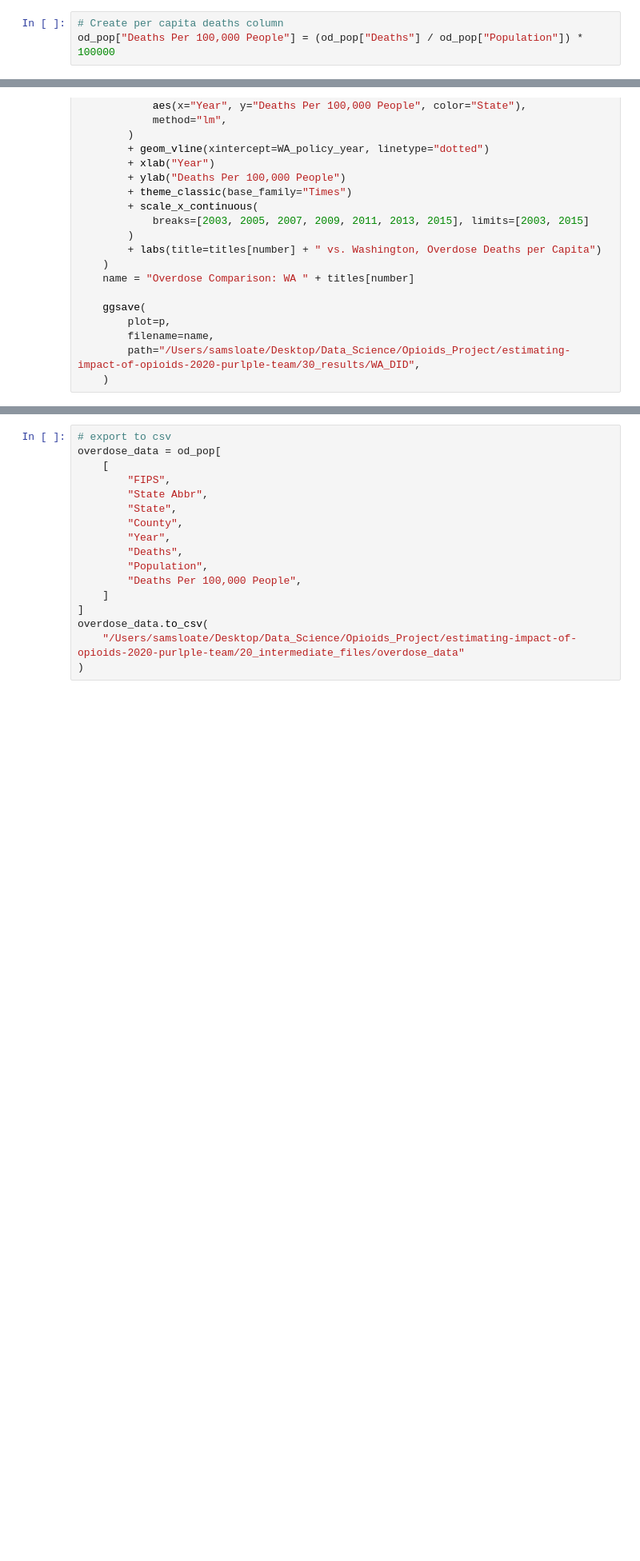
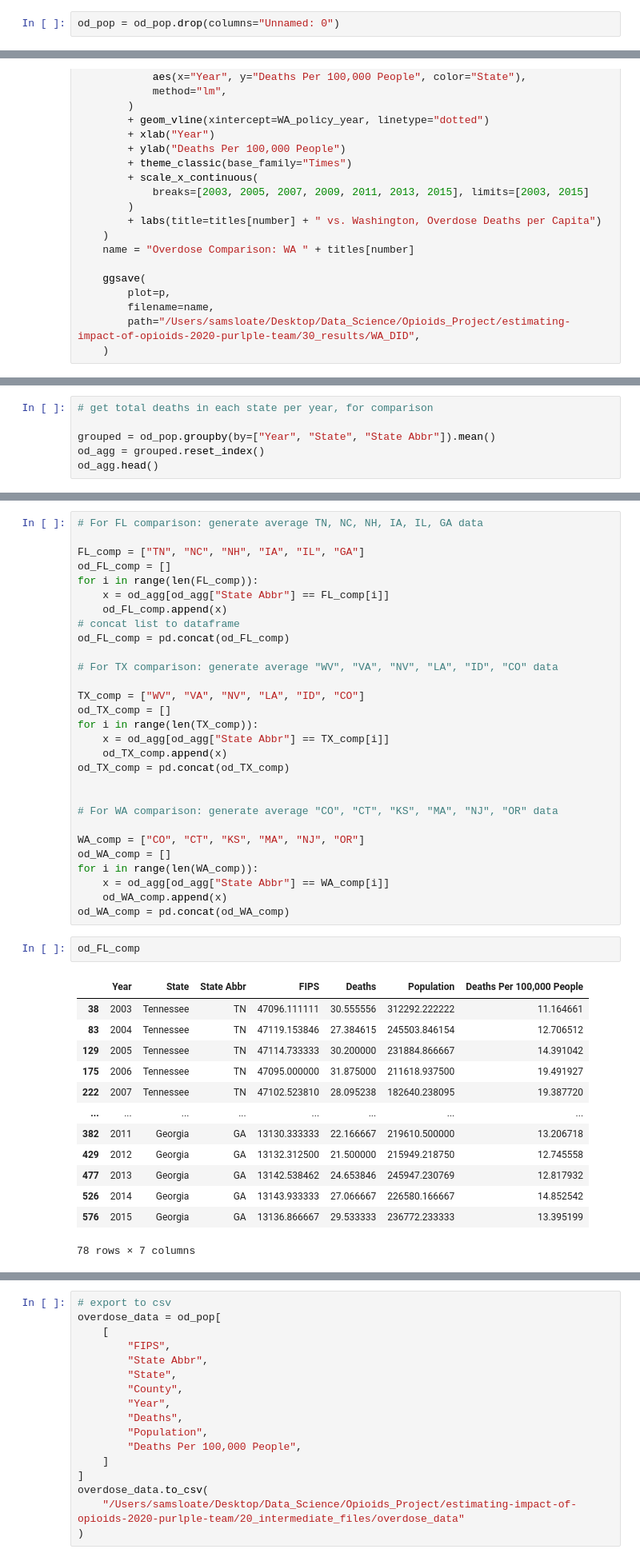
Before and after one commit to TommyTseng1129/Impact-Estimation-of-Opioid-Control-Policies, a Jupyter notebook: 10_code/od_deaths_graphing_code.ipynb, the cells around one changed output, grey strips where cells are left out. Shown at 80% size. Drawn from its saved outputs; the diff is of its cells as text; blank space fills up the shorter version.

```diff
--- a/10_code/od_deaths_graphing_code.ipynb
+++ b/10_code/od_deaths_graphing_code.ipynb
@@ -86,6 +11,5 @@ od_pop.sample(25)
-# %%
-# Create per capita deaths column
-od_pop["Deaths Per 100,000 People"] = (od_pop["Deaths"] / od_pop["Population"]) * 100000
+# %%
+od_pop = od_pop.drop(columns="Unnamed: 0")
 # %%
 # create TX, FL, and WA datasets
 
@@ -410,3 +327,9 @@ Washington: Colorado, Connecticut, Kansas, Massachusetts, New Jersey, Oregon
 Texas: WV, VA, NV, LA, ID, CO
 
 FL: TN, NC, NH, IA, IL, GA
+# %%
+# get total deaths in each state per year, for comparison
+
+grouped = od_pop.groupby(by=["Year", "State", "State Abbr"]).mean()
+od_agg = grouped.reset_index()
+od_agg.head()
@@ -412,0 +343,45 @@ FL: TN, NC, NH, IA, IL, GA
+# %%
+# For FL comparison: generate average TN, NC, NH, IA, IL, GA data
+
+FL_comp = ["TN", "NC", "NH", "IA", "IL", "GA"]
+od_FL_comp = []
+for i in range(len(FL_comp)):
+    x = od_agg[od_agg["State Abbr"] == FL_comp[i]]
+    od_FL_comp.append(x)
+# concat list to dataframe
+od_FL_comp = pd.concat(od_FL_comp)
+
+# For TX comparison: generate average "WV", "VA", "NV", "LA", "ID", "CO" data
+
+TX_comp = ["WV", "VA", "NV", "LA", "ID", "CO"]
+od_TX_comp = []
+for i in range(len(TX_comp)):
+    x = od_agg[od_agg["State Abbr"] == TX_comp[i]]
+    od_TX_comp.append(x)
+od_TX_comp = pd.concat(od_TX_comp)
+
+
+# For WA comparison: generate average "CO", "CT", "KS", "MA", "NJ", "OR" data
+
+WA_comp = ["CO", "CT", "KS", "MA", "NJ", "OR"]
+od_WA_comp = []
+for i in range(len(WA_comp)):
+    x = od_agg[od_agg["State Abbr"] == WA_comp[i]]
+    od_WA_comp.append(x)
+od_WA_comp = pd.concat(od_WA_comp)
+# %%
+od_FL_comp
+# %% [output]
+|  | Year | State | State Abbr | FIPS | Deaths | Population | Deaths Per 100,000 People |
+| 38 | 2003 | Tennessee | TN | 47096.111111 | 30.555556 | 312292.222222 | 11.164661 |
+| 83 | 2004 | Tennessee | TN | 47119.153846 | 27.384615 | 245503.846154 | 12.706512 |
+| 129 | 2005 | Tennessee | TN | 47114.733333 | 30.200000 | 231884.866667 | 14.391042 |
+| 175 | 2006 | Tennessee | TN | 47095.000000 | 31.875000 | 211618.937500 | 19.491927 |
+| 222 | 2007 | Tennessee | TN | 47102.523810 | 28.095238 | 182640.238095 | 19.387720 |
+| ... | ... | ... | ... | ... | ... | ... | ... |
+| 382 | 2011 | Georgia | GA | 13130.333333 | 22.166667 | 219610.500000 | 13.206718 |
+| 429 | 2012 | Georgia | GA | 13132.312500 | 21.500000 | 215949.218750 | 12.745558 |
+| 477 | 2013 | Georgia | GA | 13142.538462 | 24.653846 | 245947.230769 | 12.817932 |
+| 526 | 2014 | Georgia | GA | 13143.933333 | 27.066667 | 226580.166667 | 14.852542 |
+| 576 | 2015 | Georgia | GA | 13136.866667 | 29.533333 | 236772.233333 | 13.395199 |
+78 rows × 7 columns
```
Also changed, not shown: parts of 18 cells of this notebook.
